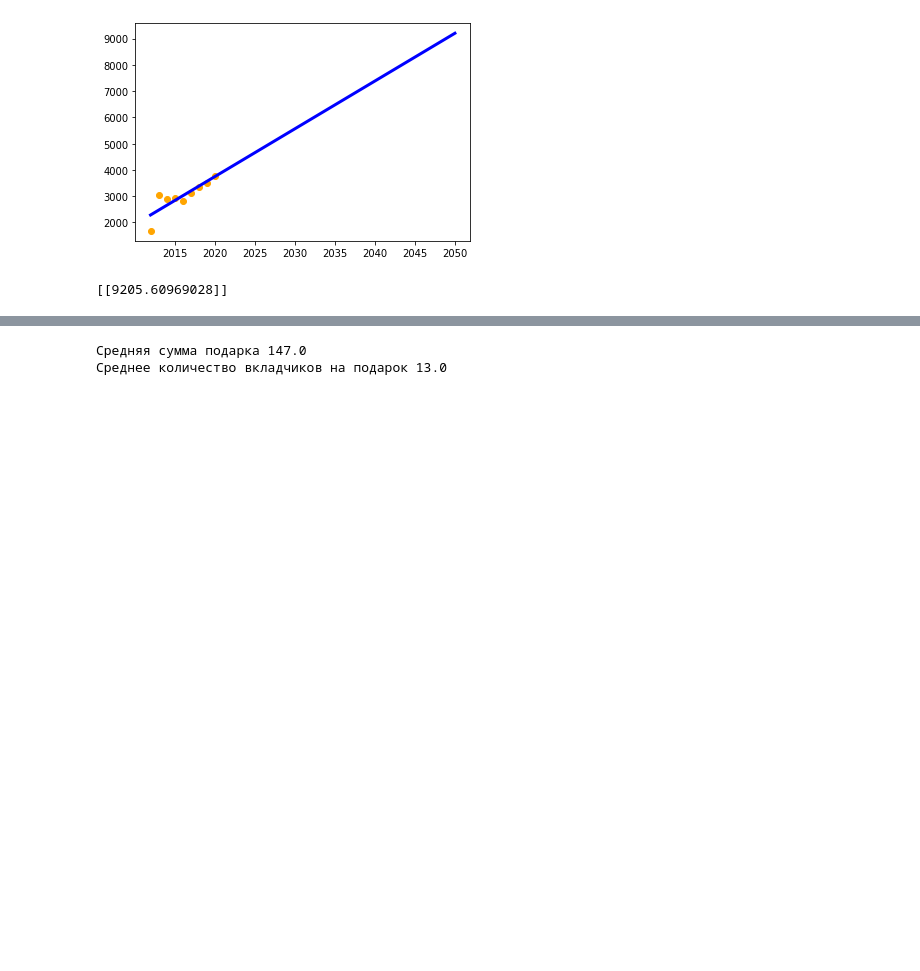
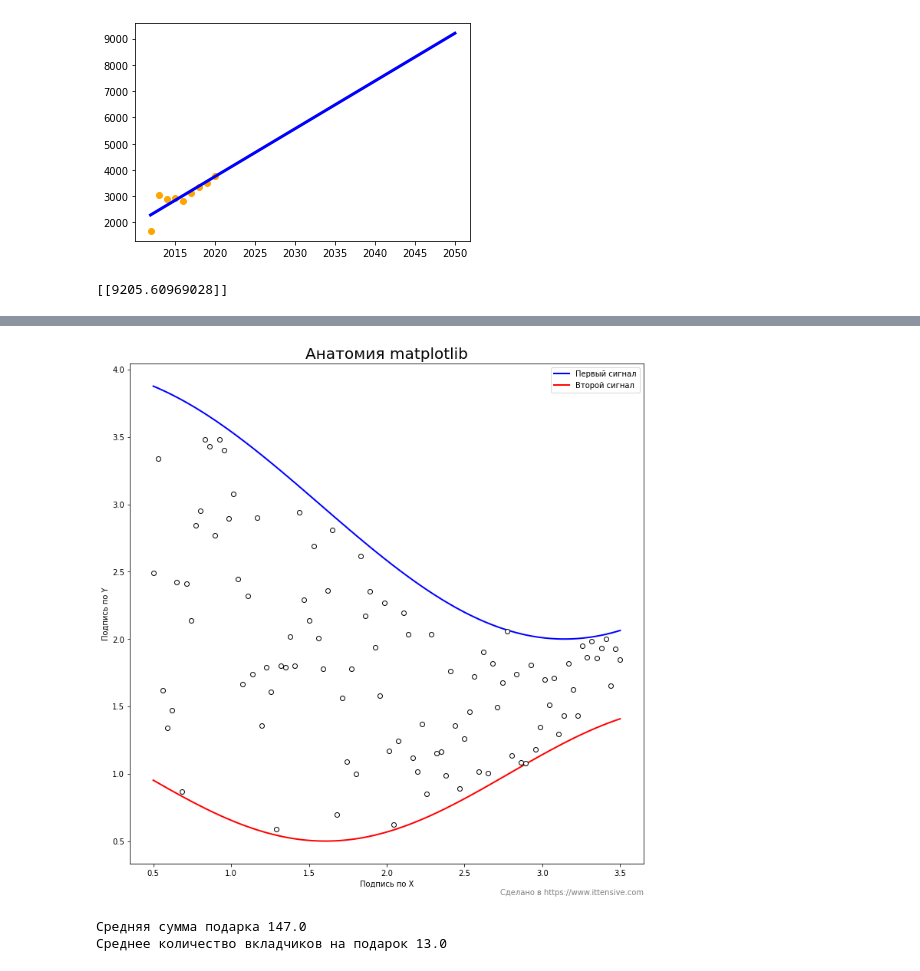
Before and after one commit to visualGravitySense/amoe, a Jupyter notebook: analytics.ipynb, the cells around one changed output, grey strips where cells are left out. Cells and saved outputs as stored; diff of their text form; code cells hidden in the pictures; blank space fills up the shorter version.

```diff
--- a/analytics.ipynb
+++ b/analytics.ipynb
@@ -59,3 +186,25 @@ print (model.predict(np.array(2050).reshape(1, 1)))
+# %%
+%matplotlib inline
+import numpy as np
+import matplotlib.pyplot as plt
+
+X = np.linspace(0.5, 3.5, 100)
+Y1 = 3+np.cos(X)
+Y2 = 1+np.cos(1+X/0.75)/2
+Y3 = np.random.uniform(Y1, Y2, len(X))
+fig = plt.figure(figsize=(12, 12))
+ax = fig.add_subplot(1, 1, 1)
+ax.plot(X, Y1, c="blue", lw=2, label="Первый сигнал")
+ax.plot(X, Y2, c="red", lw=2, label="Второй сигнал")
+ax.plot(X, Y3, c="black", lw=0, marker='o', markerfacecolor="white")
+ax.set_title("Анатомия matplotlib", fontsize=20)
+ax.set_xlabel("Подпись по X")
+ax.set_ylabel("Подпись по Y")
+ax.legend()
+ax.text(3.65, 0.1, "Сделано в https://www.ittensive.com", fontsize=10, ha="right", color='.5')
+plt.show()
+# %% [output]
+[figure, added]
 # %%
 # Какое среднее значение по данным от вкладчиков
 import pandas as pd
```
Also changed, not shown: parts of 5 cells of this notebook, 8 other files.
